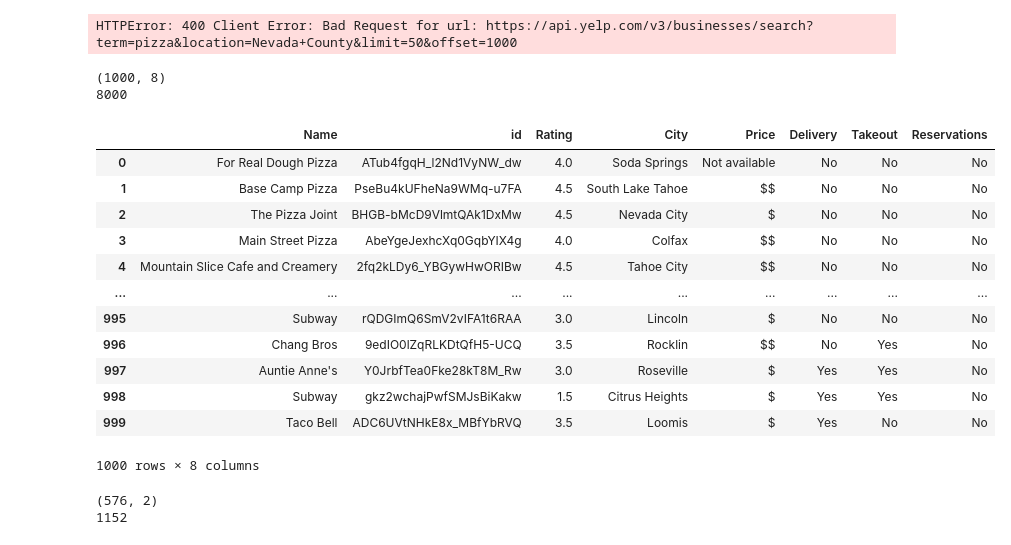
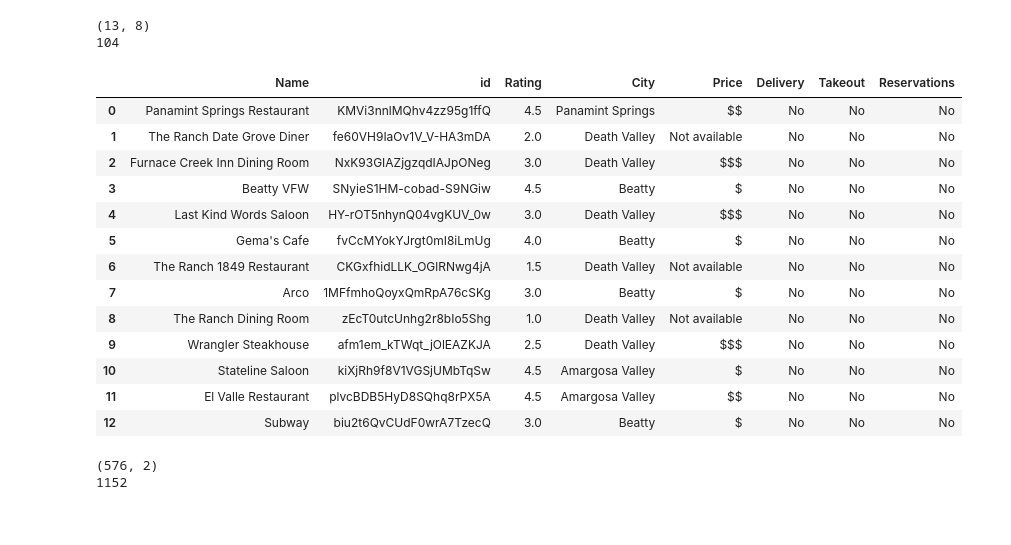
Before and after one commit to davidholo2/pizza-project-HIT, a Jupyter notebook: PIZZA PROJECT.ipynb, the cells around one changed output. Cells and saved outputs as stored; diff of their text form; code cells hidden in the pictures.

```diff
--- a/PIZZA PROJECT.ipynb
+++ b/PIZZA PROJECT.ipynb
@@ -15,7 +15,7 @@ import datetime as dt
 #getting all of the pizza places and putting it into a csv file,getting their
 #Name,id,Rating,City,Price,Delivery,Takeout,Reservations
 #using my api key in the api_key
-api_key = ""
+api_key = "RZaQdTa86wAaCrKOqdgllWo6yoo_SLHryGq9giNOK-W1GFZ4ZVau92qpZr1GeA-rPRJ5S45m7H3uWPzccABU4j8L7WaIE0IAuS5Yb4e-LUSPliVGhSh1JvfBPDvhY3Yx"
 
 # The API endpoint to search for businesses
 endpoint = "https://api.yelp.com/v3/businesses/search"
@@ -29,19 +29,18 @@ headers = {
 #location changes by the name of the country
 parameters = {
     "term": "pizza",
-    "location": "Nevada County",
+    "location": "Inyo County",
     "limit": 50,
     "offset": 0
 }
 
 # Open a CSV file for writing
-with open("pizza_places_in_Nevada_County.csv", "w", newline="") as file:
+with open("pizza_places_in_Inyo_County.csv", "w", newline="") as file:
     # Create a CSV writer
     writer = csv.writer(file)
 
     # Write the header row
     writer.writerow(["Name","id","Rating", "City", "Price", "Delivery","Takeout","Reservations"])
-
     while True:
         # Make the API request
         response = requests.get(endpoint, headers=headers, params=parameters)
@@ -74,33 +73,32 @@ with open("pizza_places_in_Nevada_County.csv", "w", newline="") as file:
         else:
             # If the request was not successful, raise an error
             response.raise_for_status()
-# %% [output]
-HTTPError: 400 Client Error: Bad Request for url: https://api.yelp.com/v3/businesses/search?term=pizza&location=Nevada+County&limit=50&offset=1000
 # %%
 # Read the CSV file into a DataFrame
-df = pd.read_csv("pizza_places_in_Nevada_County.csv", encoding="Windows-1252")
+df = pd.read_csv("pizza_places_in_Inyo_County.csv", encoding="Windows-1252")
 
 num_rows, num_cols = df.shape
 # Print the DataFrame
 print(df.shape)
 print(num_rows * num_cols)
 df
 # %% [output]
-(1000, 8)
-8000
+(13, 8)
+104
 |  | Name | id | Rating | City | Price | Delivery | Takeout | Reservations |
-| 0 | For Real Dough Pizza | ATub4fgqH_l2Nd1VyNW_dw | 4.0 | Soda Springs | Not available | No | No | No |
-| 1 | Base Camp Pizza | PseBu4kUFheNa9WMq-u7FA | 4.5 | South Lake Tahoe | $$ | No | No | No |
-| 2 | The Pizza Joint | BHGB-bMcD9VlmtQAk1DxMw | 4.5 | Nevada City | $ | No | No | No |
-| 3 | Main Street Pizza | AbeYgeJexhcXq0GqbYIX4g | 4.0 | Colfax | $$ | No | No | No |
-| 4 | Mountain Slice Cafe and Creamery | 2fq2kLDy6_YBGywHwORIBw | 4.5 | Tahoe City | $$ | No | No | No |
-| ... | ... | ... | ... | ... | ... | ... | ... | ... |
-| 995 | Subway | rQDGImQ6SmV2vIFA1t6RAA | 3.0 | Lincoln | $ | No | No | No |
-| 996 | Chang Bros | 9edIO0lZqRLKDtQfH5-UCQ | 3.5 | Rocklin | $$ | No | Yes | No |
-| 997 | Auntie Anne's | Y0JrbfTea0Fke28kT8M_Rw | 3.0 | Roseville | $ | Yes | Yes | No |
-| 998 | Subway | gkz2wchajPwfSMJsBiKakw | 1.5 | Citrus Heights | $ | Yes | Yes | No |
-| 999 | Taco Bell | ADC6UVtNHkE8x_MBfYbRVQ | 3.5 | Loomis | $ | Yes | No | No |
+| 0 | Panamint Springs Restaurant | KMVi3nnlMQhv4zz95g1ffQ | 4.5 | Panamint Springs | $$ | No | No | No |
+| 1 | The Ranch Date Grove Diner | fe60VH9IaOv1V_V-HA3mDA | 2.0 | Death Valley | Not available | No | No | No |
+| 2 | Furnace Creek Inn Dining Room | NxK93GIAZjgzqdIAJpONeg | 3.0 | Death Valley | $$$ | No | No | No |
+| 3 | Beatty VFW | SNyieS1HM-cobad-S9NGiw | 4.5 | Beatty | $ | No | No | No |
+| 4 | Last Kind Words Saloon | HY-rOT5nhynQ04vgKUV_0w | 3.0 | Death Valley | $$$ | No | No | No |
+| 5 | Gema's Cafe | fvCcMYokYJrgt0mI8iLmUg | 4.0 | Beatty | $ | No | No | No |
+| 6 | The Ranch 1849 Restaurant | CKGxfhidLLK_OGlRNwg4jA | 1.5 | Death Valley | Not available | No | No | No |
+| 7 | Arco | 1MFfmhoQoyxQmRpA76cSKg | 3.0 | Beatty | $ | No | No | No |
+| 8 | The Ranch Dining Room | zEcT0utcUnhg2r8bIo5Shg | 1.0 | Death Valley | Not available | No | No | No |
+| 9 | Wrangler Steakhouse | afm1em_kTWqt_jOlEAZKJA | 2.5 | Death Valley | $$$ | No | No | No |
+| 10 | Stateline Saloon | kiXjRh9f8V1VGSjUMbTqSw | 4.5 | Amargosa Valley | $ | No | No | No |
+| 11 | El Valle Restaurant | plvcBDB5HyD8SQhq8rPX5A | 4.5 | Amargosa Valley | $$ | No | No | No |
+| 12 | Subway | biu2t6QvCUdF0wrA7TzecQ | 3.0 | Beatty | $ | No | No | No |
-1000 rows × 8 columns
 # %%
 #gluten free
 
```
Also changed, not shown: parts of 14 cells of this notebook, 1 other file.
